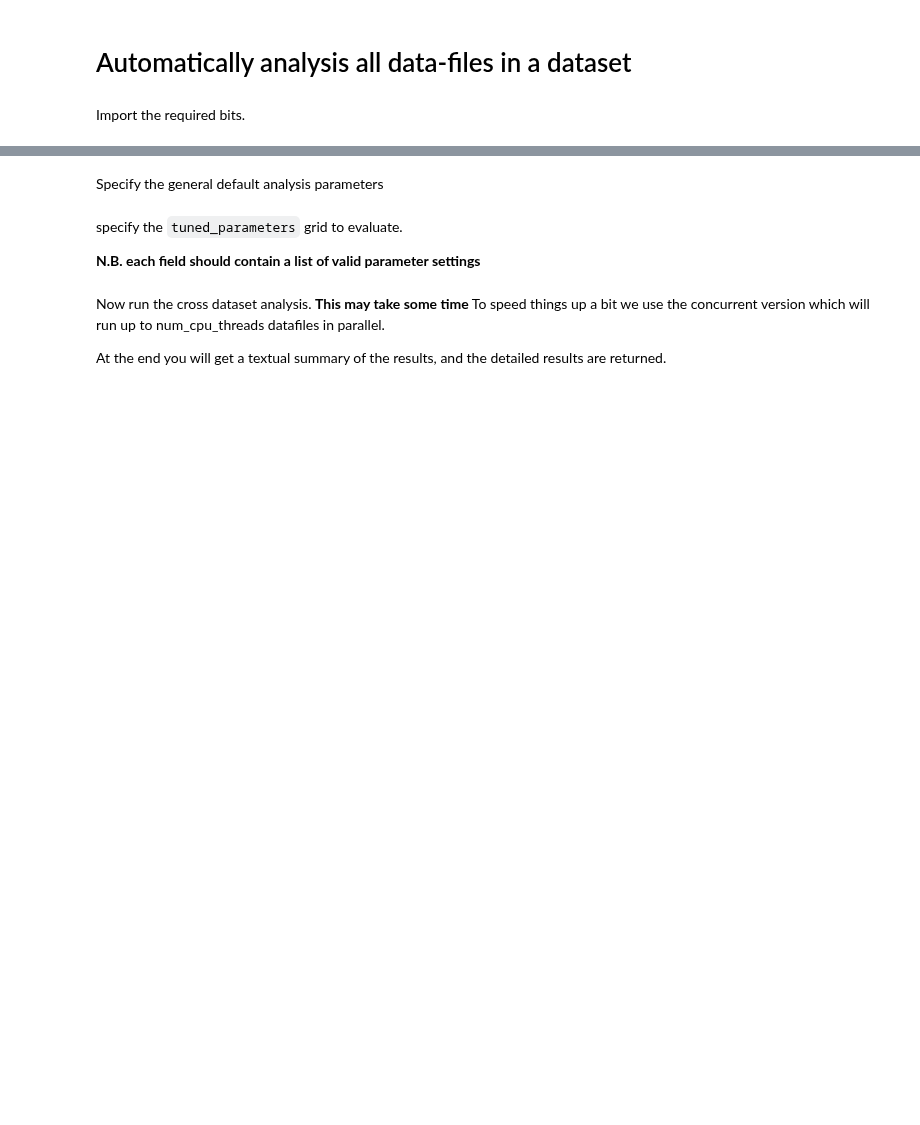
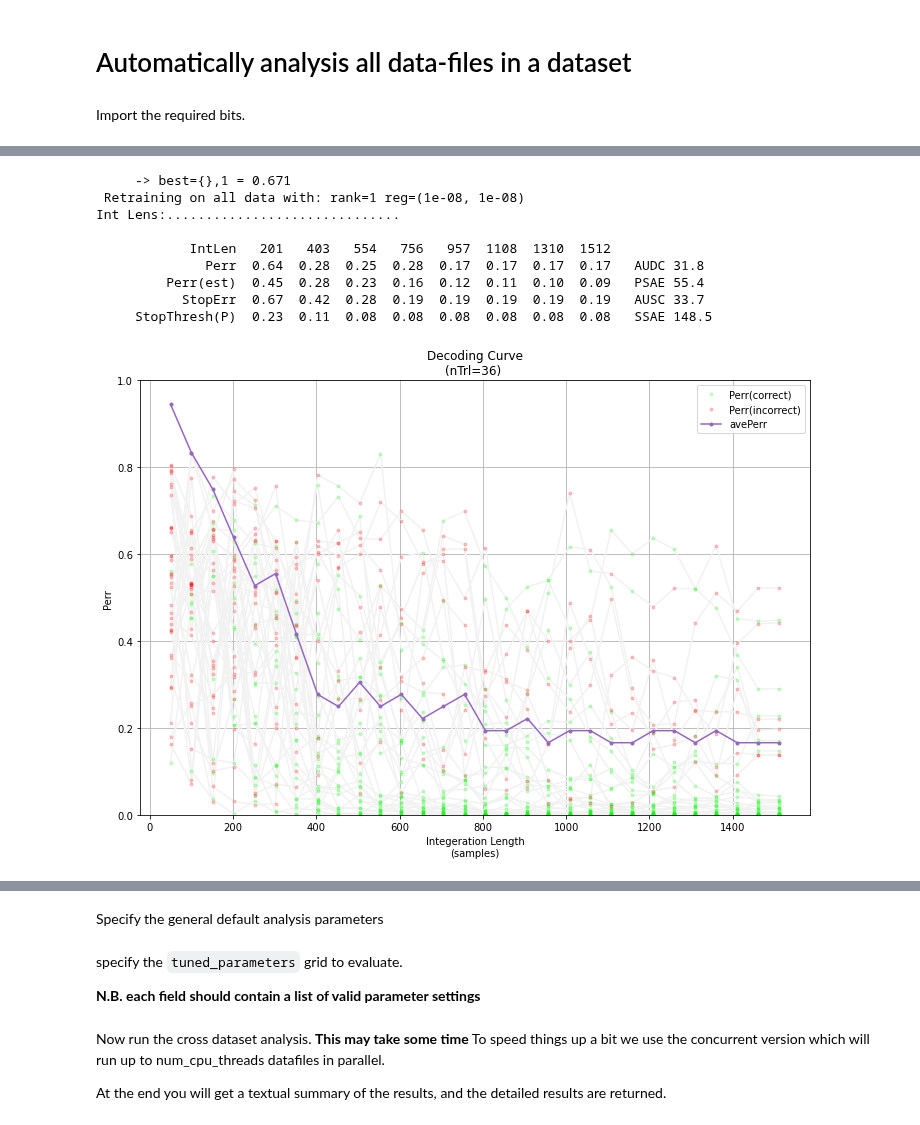
Before and after one commit to mindaffect/pymindaffectBCI, a Jupyter notebook: mindaffectBCI/examples/analysis/analyse_datasets.ipynb, the cells around one changed output, grey strips where cells are left out. Saved outputs shown, nothing was run; the diff lists cells and outputs as text; code cells hidden in the pictures; blank space fills up the shorter version.

```diff
--- a/mindaffectBCI/examples/analysis/analyse_datasets.ipynb
+++ b/mindaffectBCI/examples/analysis/analyse_datasets.ipynb
@@ -84,0 +136,20 @@ To use:
+# %%
+# 4. Assess the fitted model performance.
+#    As we want a cv'd estimate of the classifier performance we do this in 3 stages,
+#    a) we apply the fitted model before the classifier to the data
+Xpp_TSd, Ypp_TSye = ppp.modify(X_TSd,Y_TSy,until_stage=-1)
+#    b) then we cv apply the classifer to get a cv'd classifier prediction
+res = ppp.stages[-1][1].cv_fit(Xpp_TSd, Ypp_TSye)
+#    c) then we assess the performance of these cv'd predictions
+plot_decoding_curve( *decodingCurveSupervised(res['estimator']))
+# %% [output]
+     -> best={},1 = 0.671
+ Retraining on all data with: rank=1 reg=(1e-08, 1e-08)
+Int Lens:..............................
+
+            IntLen   201   403   554   756   957  1108  1310  1512
+              Perr  0.64  0.28  0.25  0.28  0.17  0.17  0.17  0.17   AUDC 31.8
+         Perr(est)  0.45  0.28  0.23  0.16  0.12  0.11  0.10  0.09   PSAE 55.4
+           StopErr  0.67  0.42  0.28  0.19  0.19  0.19  0.19  0.19   AUSC 33.7
+     StopThresh(P)  0.23  0.11  0.08  0.08  0.08  0.08  0.08  0.08   SSAE 148.5
+[figure, added]
```
Also changed, not shown: parts of 56 cells of this notebook, 3 other files.
